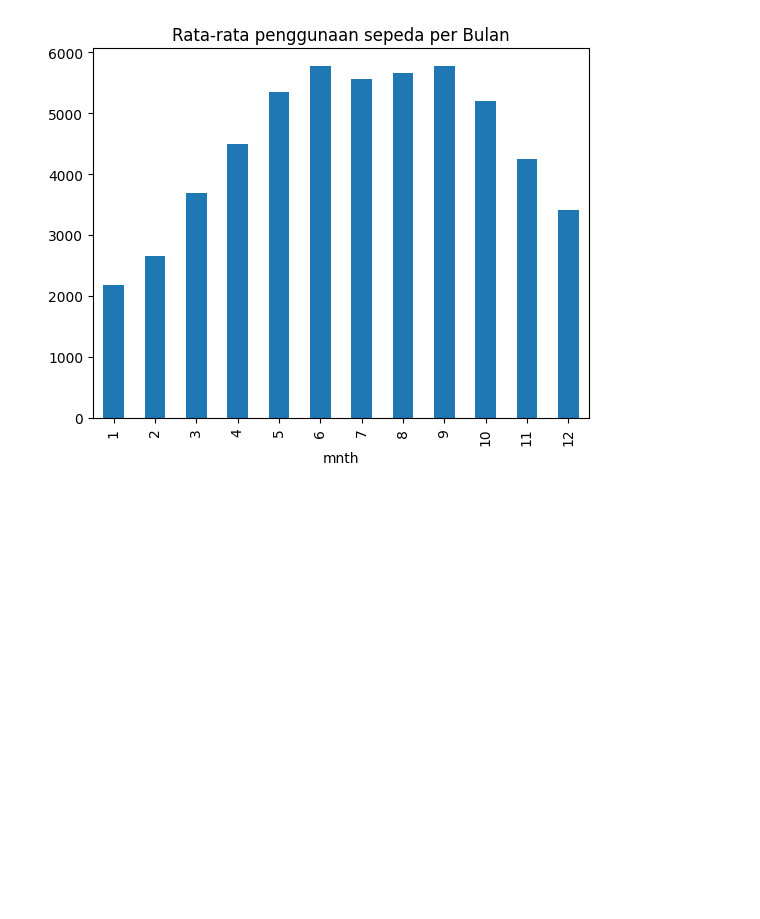
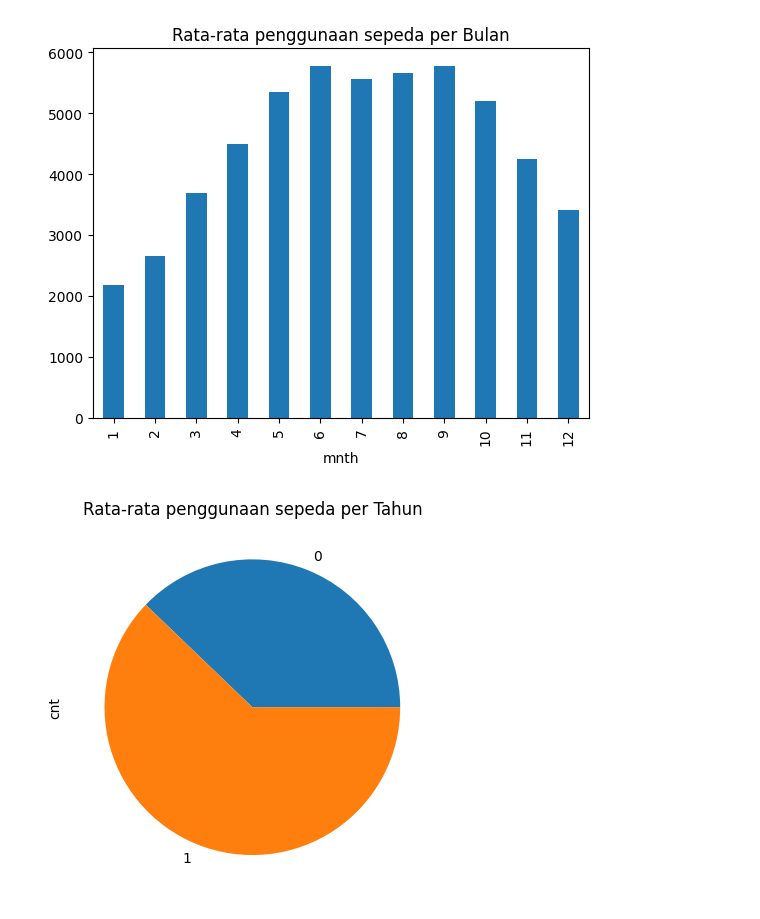
Before and after one commit to dwinurindahsari/Bike_Sharing_Analysis, a Jupyter notebook: Bike_Sharing_Analysis.ipynb, the cells around one changed output. Cells and saved outputs as stored; diff of their text form; code cells hidden in the pictures; blank space fills up the shorter version.

Commit message:
Add visualisasi per Tahun

```diff
--- a/Bike_Sharing_Analysis.ipynb
+++ b/Bike_Sharing_Analysis.ipynb
@@ -126,3 +126,9 @@ plt.title('Rata-rata penggunaan sepeda per Bulan')
 plt.show()
 # %% [output]
 [figure]
+# %%
+df.groupby('yr')['cnt'].mean().plot(kind='pie')
+plt.title('Rata-rata penggunaan sepeda per Tahun')
+plt.show()
+# %% [output]
+[figure, added]
```
